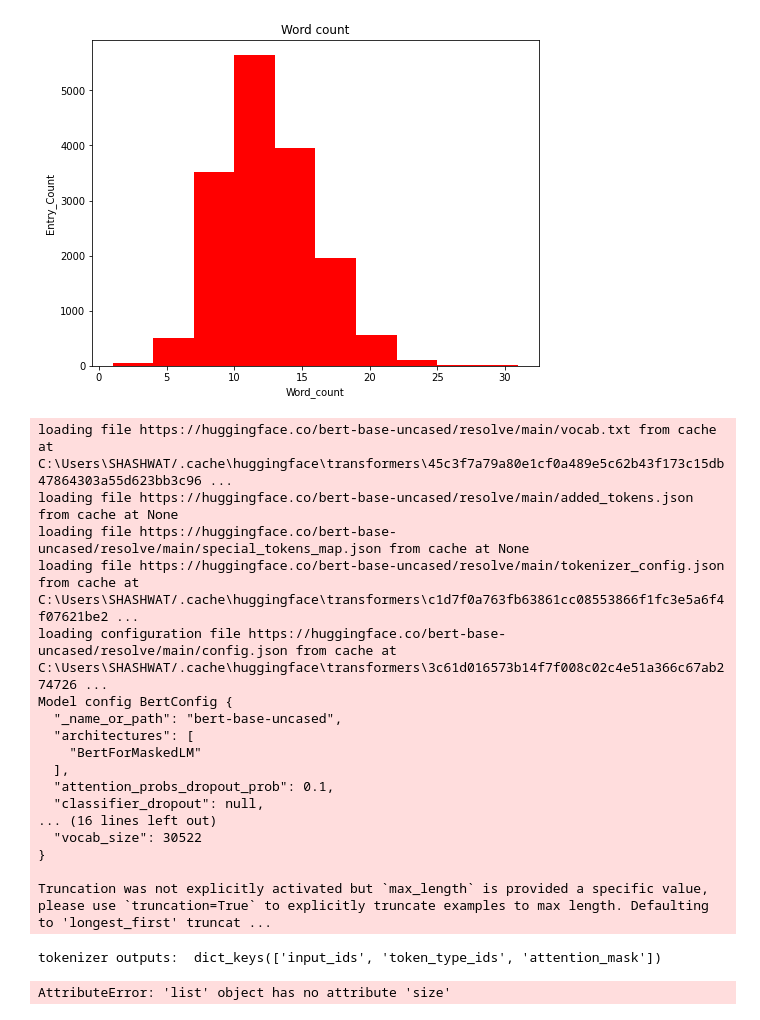
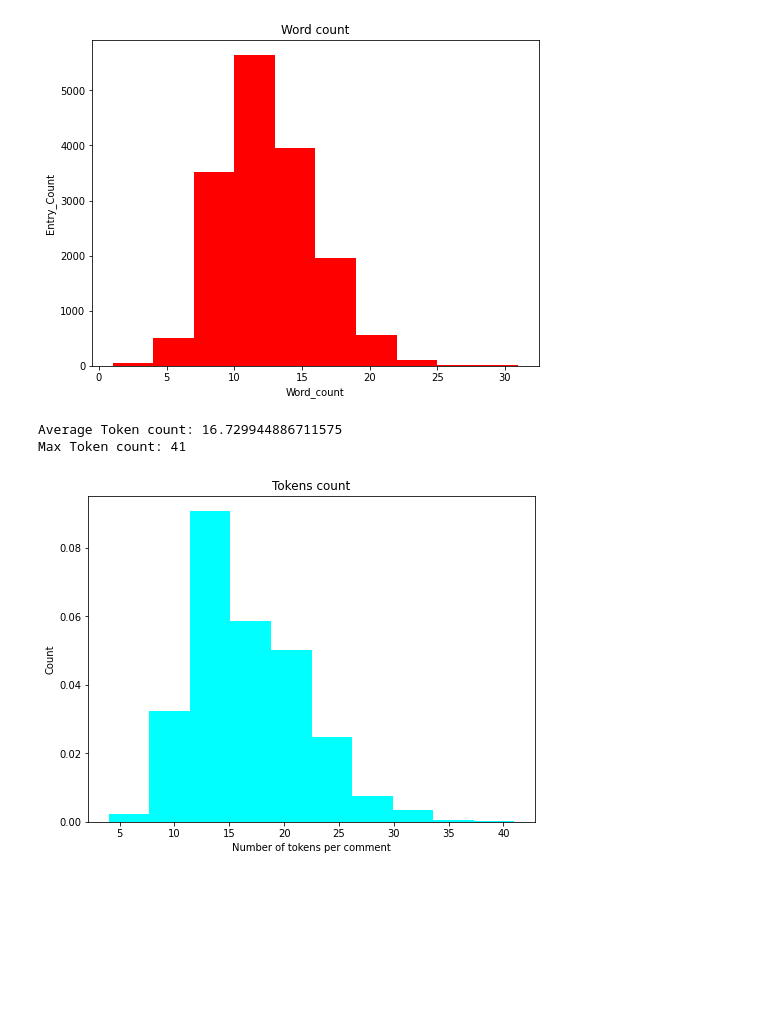
Before and after one commit to aviral1599/Web-GIS, a Jupyter notebook: NLP_Models/new2.ipynb, the cells around one changed output. Saved outputs shown, nothing was run; the diff lists cells and outputs as text; code cells hidden in the pictures; blank space fills up the shorter version.

Commit message:
New Model

```diff
--- a/NLP_Models/new2.ipynb
+++ b/NLP_Models/new2.ipynb
@@ -31,7 +63,12 @@ print(f"All entries unique: {train_df['Title'].nunique()==train_df.shape[0]}")
 All entries unique: True
 # %%
 filtered_df = pd.DataFrame(columns=['text', 'label', 'word_count'])
-filtered_df['label'] = list((pd.Categorical(train_df['Label']).codes).astype(int))
+
+for check_label in LABEL_COLUMNS:
+    if check_label not in filtered_df.columns.tolist()[1:]:
+        raise Exception("Label names in 'filtered_df' do not match with LABEL_COLUMNS. Check the label columns and add them to LABEL_COLUMNS")
+
+filtered_df['label'] = (pd.Categorical(train_df['Label']).codes).astype(int)
 label_counts = train_df['Label'].value_counts()
 
 plt.figure(figsize=(8, 6))
@@ -72,24 +105,0 @@ comments = filtered_df['text']
-# %%
-max_length = 100
-tokenizer = BertTokenizer.from_pretrained('bert-base-uncased', do_lower_case=True) # tokenizer
-encodings = tokenizer.batch_encode_plus(comments,max_length=max_length,pad_to_max_length=True) # tokenizer's encoding method
-print('tokenizer outputs: ', encodings.keys())
-# %% [output]
-loading file https://huggingface.co/bert-base-uncased/resolve/main/vocab.txt from cache at C:\Users\SHASHWAT/.cache\huggingface\transformers\45c3f7a79a80e1cf0a489e5c62b43f173c15db47864303a55d623bb3c96 ...
-loading file https://huggingface.co/bert-base-uncased/resolve/main/added_tokens.json from cache at None
-loading file https://huggingface.co/bert-base-uncased/resolve/main/special_tokens_map.json from cache at None
-loading file https://huggingface.co/bert-base-uncased/resolve/main/tokenizer_config.json from cache at C:\Users\SHASHWAT/.cache\huggingface\transformers\c1d7f0a763fb63861cc08553866f1fc3e5a6f4f07621be2 ...
-loading configuration file https://huggingface.co/bert-base-uncased/resolve/main/config.json from cache at C:\Users\SHASHWAT/.cache\huggingface\transformers\3c61d016573b14f7f008c02c4e51a366c67ab274726 ...
-Model config BertConfig {
-  "_name_or_path": "bert-base-uncased",
-  "architectures": [
-    "BertForMaskedLM"
-  ],
-  "attention_probs_dropout_prob": 0.1,
-  "classifier_dropout": null,
-... (16 lines left out)
-  "vocab_size": 30522
-}
-
-Truncation was not explicitly activated but `max_length` is provided a specific value, please use `truncation=True` to explicitly truncate examples to max length. Defaulting to 'longest_first' truncat ...
-tokenizer outputs:  dict_keys(['input_ids', 'token_type_ids', 'attention_mask'])
@@ -114,18 +105,0 @@ validation_token_types = torch.tensor(validation_token_types)
-# %%
-# Select a batch size for training. For fine-tuning with XLNet, the authors recommend a batch size of 32, 48, or 128. We will use 32 here to avoid memory issues.
-batch_size = 32
-
-# Create an iterator of our data with torch DataLoader. This helps save on memory during training because, unlike a for loop,
-# with an iterator the entire dataset does not need to be loaded into memory
-
-train_data = TensorDataset(train_inputs, train_masks, train_labels, train_token_types)
-train_sampler = RandomSampler(train_data)
-train_dataloader = DataLoader(train_data, sampler=train_sampler, batch_size=batch_size)
-
-validation_data = TensorDataset(validation_inputs, validation_masks, validation_labels, validation_token_types)
-validation_sampler = SequentialSampler(validation_data)
-validation_dataloader = DataLoader(validation_data, sampler=validation_sampler, batch_size=batch_size)
-torch.save(validation_dataloader,'validation_data_loader')
-torch.save(train_dataloader,'train_data_loader')
-# %% [output]
-AttributeError: 'list' object has no attribute 'size'
@@ -131,0 +108,24 @@ AttributeError: 'list' object has no attribute 'size'
+# %%
+token_counts = []
+
+for _, row in filtered_df.iterrows():
+
+  token_count = len(tokenizer.encode(
+    row["text"],
+    max_length=512,
+    truncation=True
+  ))
+  token_counts.append(token_count)
+
+plt.figure(figsize=(8, 6))
+print(f'Average Token count: {np.average(token_counts)}')
+print(f'Max Token count: {max(token_counts)}')
+plt.hist(token_counts,color='aqua', density=True)
+plt.title('Tokens count')
+plt.xlabel('Number of tokens per comment')
+plt.ylabel('Count')
+plt.show()
+# %% [output]
+Average Token count: 16.729944886711575
+Max Token count: 41
+[figure, added]
```
Also changed, not shown: parts of 20 cells of this notebook, 18 other files.
